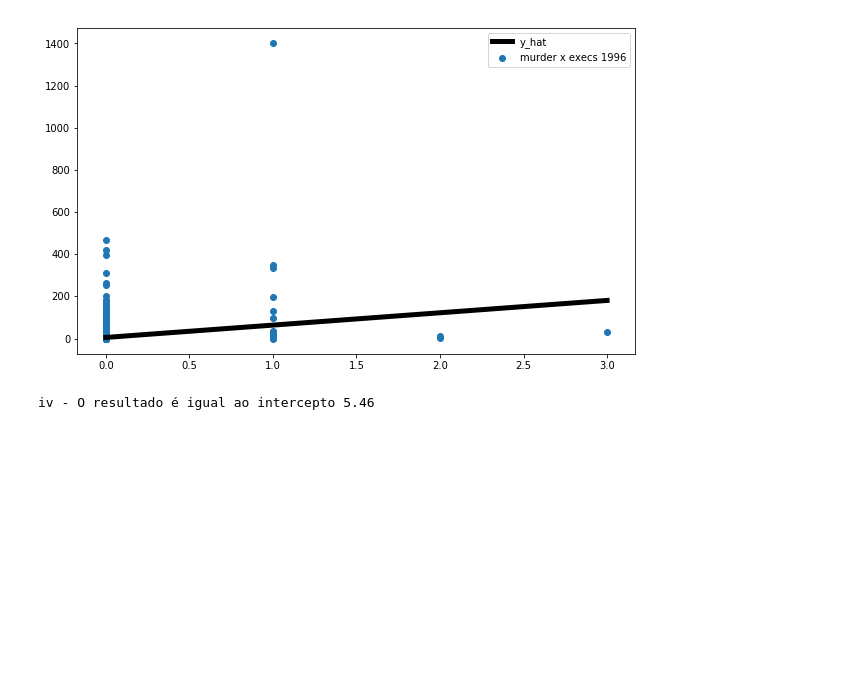
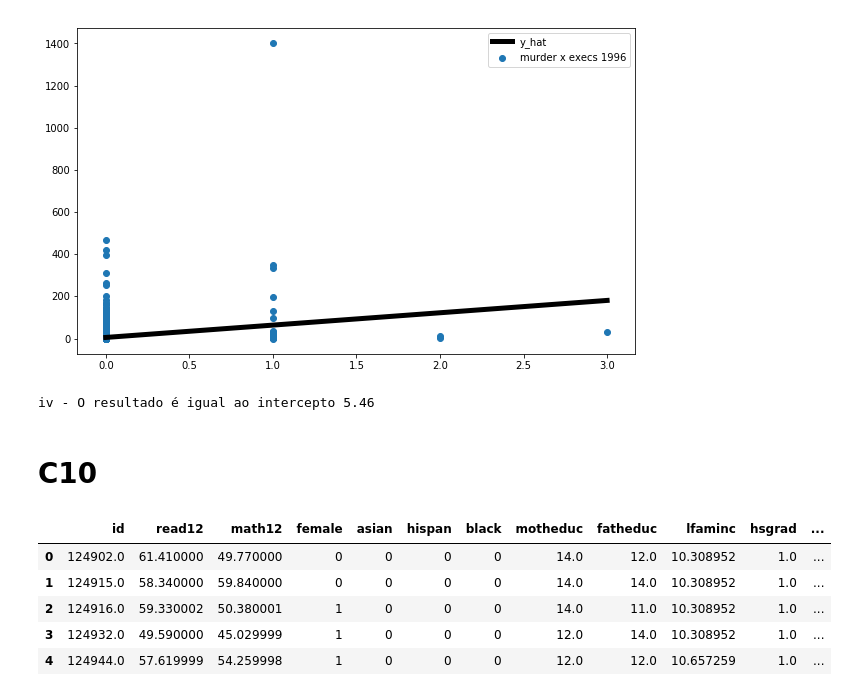
Before and after one commit to IvanBrasilico/Econometria-Wooldridge, a Jupyter notebook: Cap02.ipynb, the cells around one changed output. Saved outputs shown, nothing was run; the diff lists cells and outputs as text; code cells hidden in the pictures; blank space fills up the shorter version.

```diff
--- a/Cap02.ipynb
+++ b/Cap02.ipynb
@@ -240,3 +240,16 @@ l = plt.legend()
 print('iv - O resultado é igual ao intercepto %.2f' % murder_reg.params[0])
 # %% [output]
 iv - O resultado é igual ao intercepto 5.46
+# %% [markdown]
+# C10
+# %%
+filename = os.path.join(caminho, 'catholic.dta')
+catholic = pd.read_stata(filename, preserve_dtypes=False)
+catholic.head()
+# %% [output]
+|  | id | read12 | math12 | female | asian | hispan | black | motheduc | fatheduc | lfaminc | hsgrad | ... |
+| 0 | 124902.0 | 61.410000 | 49.770000 | 0 | 0 | 0 | 0 | 14.0 | 12.0 | 10.308952 | 1.0 | ... |
+| 1 | 124915.0 | 58.340000 | 59.840000 | 0 | 0 | 0 | 0 | 14.0 | 14.0 | 10.308952 | 1.0 | ... |
+| 2 | 124916.0 | 59.330002 | 50.380001 | 1 | 0 | 0 | 0 | 14.0 | 11.0 | 10.308952 | 1.0 | ... |
+| 3 | 124932.0 | 49.590000 | 45.029999 | 1 | 0 | 0 | 0 | 12.0 | 14.0 | 10.308952 | 1.0 | ... |
+| 4 | 124944.0 | 57.619999 | 54.259998 | 1 | 0 | 0 | 0 | 12.0 | 12.0 | 10.657259 | 1.0 | ... |
```
Also changed, not shown: parts of 20 cells of this notebook.
